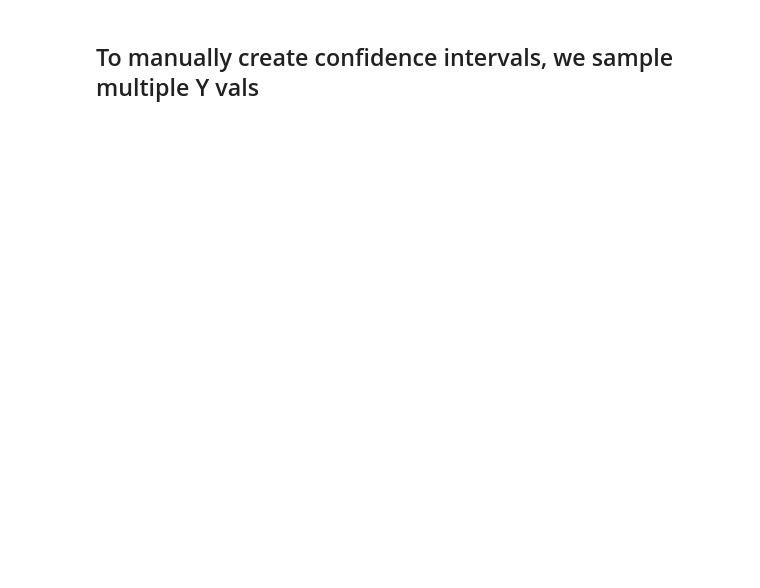
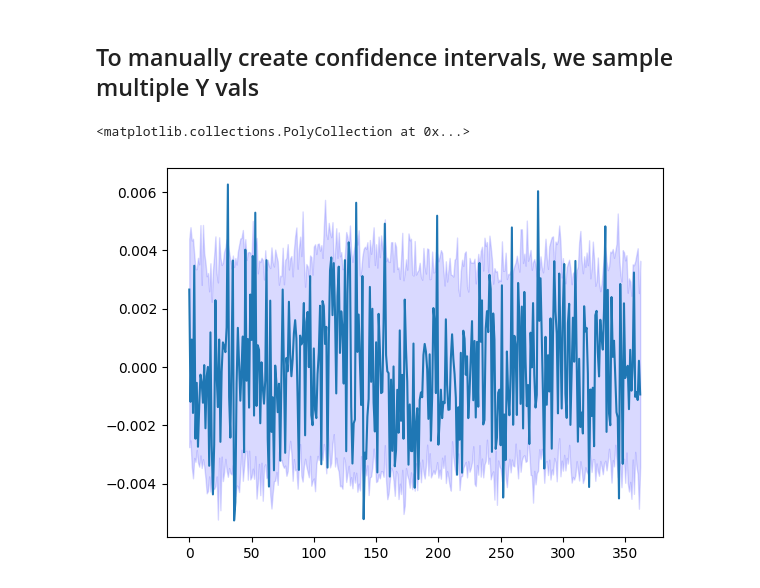
Before and after one commit to TurquoiseKitty/ScenarioAnalysis, a Jupyter notebook: ToyDemo.ipynb, the cells around one changed output. Cells and saved outputs as stored; diff of their text form; code cells hidden in the pictures; blank space fills up the shorter version.

```diff
--- a/ToyDemo.ipynb
+++ b/ToyDemo.ipynb
@@ -89,6 +92,7 @@ plt.plot(Y_data)
 ## To manually create confidence intervals, we sample multiple Y vals
 # %%
 N_sample = 100
+quant_interval_alpha = 0.1
 
 sample_holder = np.zeros((N, N_sample))
 
@@ -122,3 +126,21 @@ for j in range(n_dependence, N):
 
 
     sample_holder[j] = samples
+
+
+sample_holder = np.sort(sample_holder)
+lower = sample_holder[:, int(N_sample * quant_interval_alpha /2)]
+upper = sample_holder[:, int(N_sample - N_sample * quant_interval_alpha /2)]
+
+lower = lower[n_dependence:]
+upper = upper[n_dependence:]
+# %%
+fig, ax = plt.subplots()
+x = np.arange(len(Y_data))
+
+ax.plot(x, Y_data)
+ax.fill_between(
+    x, lower, upper, color='b', alpha=.15)
+# %% [output]
+<matplotlib.collections.PolyCollection at 0x...>
+[figure, added]
```
Also changed, not shown: parts of 21 cells of this notebook, 2 other files.
